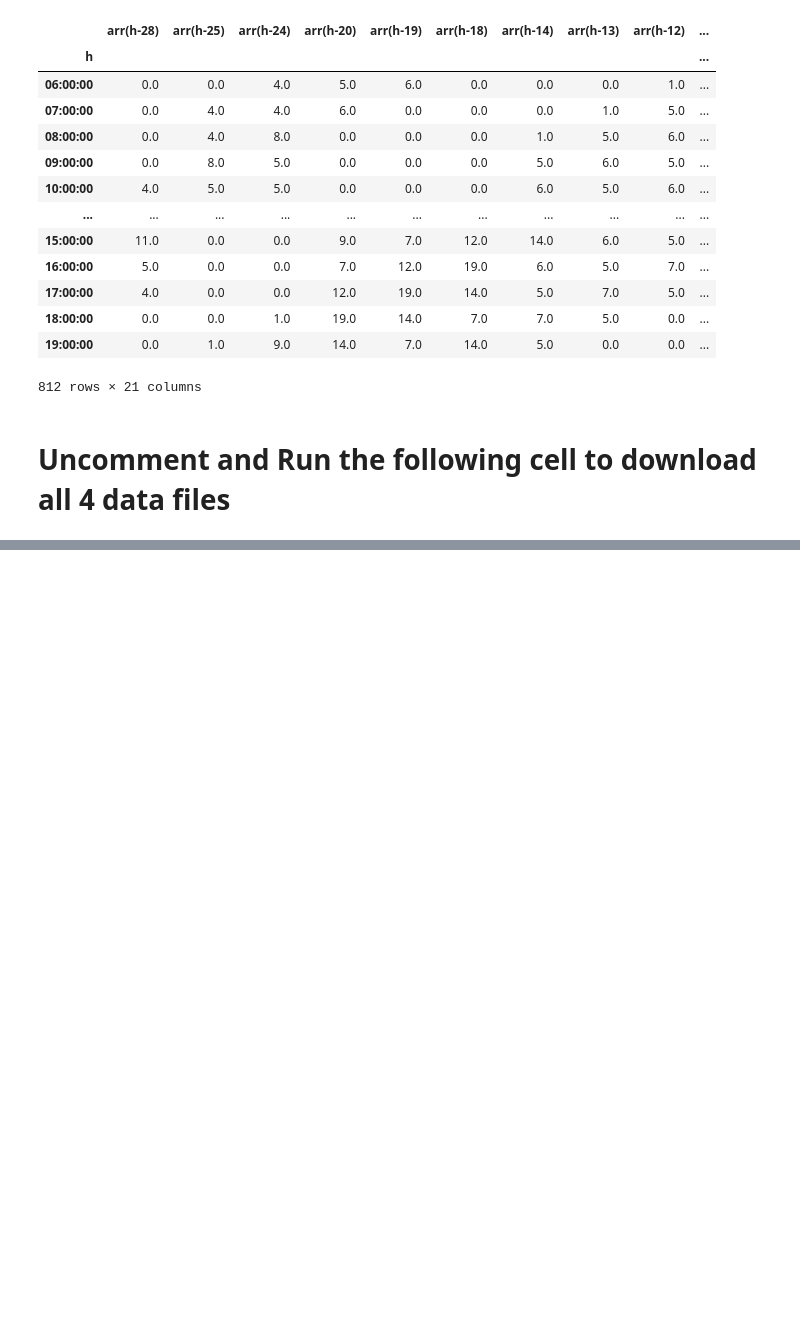
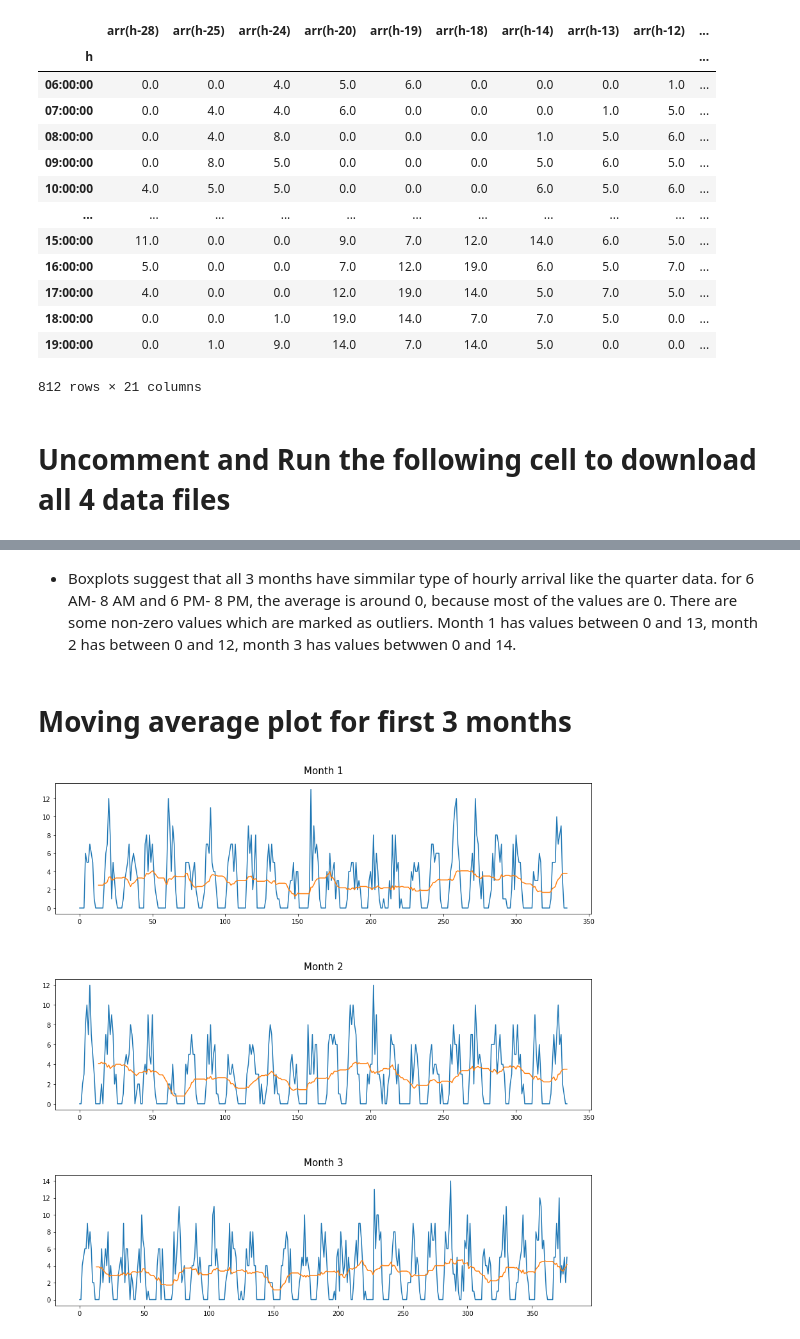
Before and after one commit to rajivsam/cmi_count_data_modeling, a Jupyter notebook: notebooks/arrivals_EDA.ipynb, the cells around one changed output, grey strips where cells are left out. Saved outputs shown, nothing was run; the diff lists cells and outputs as text; code cells hidden in the pictures; blank space fills up the shorter version.

```diff
--- a/notebooks/arrivals_EDA.ipynb
+++ b/notebooks/arrivals_EDA.ipynb
@@ -343,0 +433,17 @@ for i in range(1,5):
+# %% [markdown]
+- Boxplots suggest that all 3 months have simmilar type of hourly arrival like the quarter data. for 6 AM- 8 AM and 6 PM- 8 PM, the average is around 0, because most of the values are 0. There are some non-zero values which are marked as outliers. Month 1 has values between 0 and 13, month 2 has between 0 and 12, month 3 has values betwwen 0 and 14.
+# %% [markdown]
+# Moving average plot for first 3 months
+# %%
+fig,axes=plt.subplots(3,1,figsize=(15,15))
+plt.subplots_adjust(hspace=0.5)
+
+for i in range(3):
+  M=subset_data['M'+str(i+1)].drop(columns=['Date']).values
+  M=np.reshape(M,len(subset_data['M'+str(i+1)])*14)
+  S=pd.Series(M)
+  axes[i].set_title("Month "+str(i+1),fontsize=15,pad=15)
+  S.plot(ax=axes[i])
+  S.rolling(window=14).mean().plot(ax=axes[i])
+# %% [output]
+[figure, added]
```
Also changed, not shown: parts of 27 cells of this notebook.
